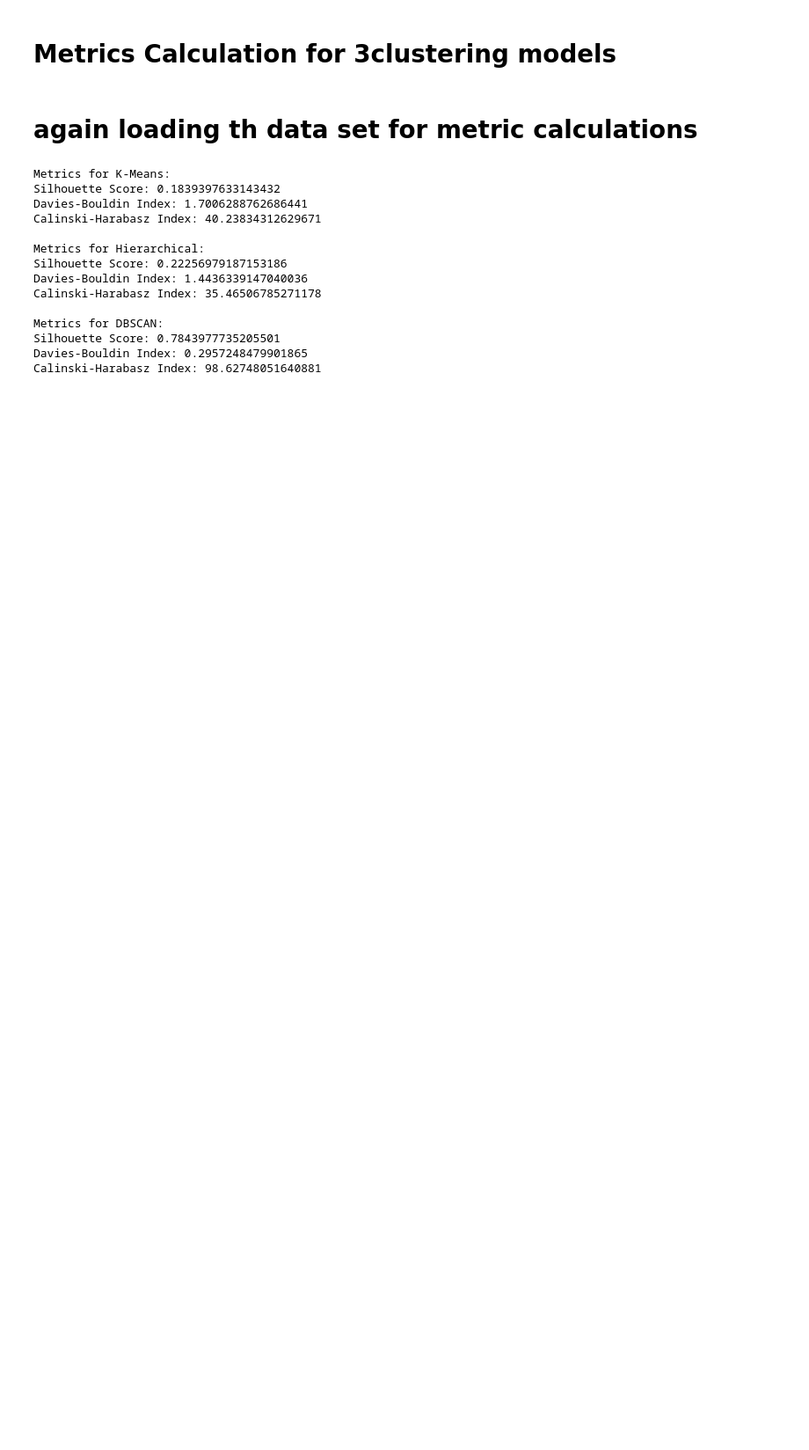
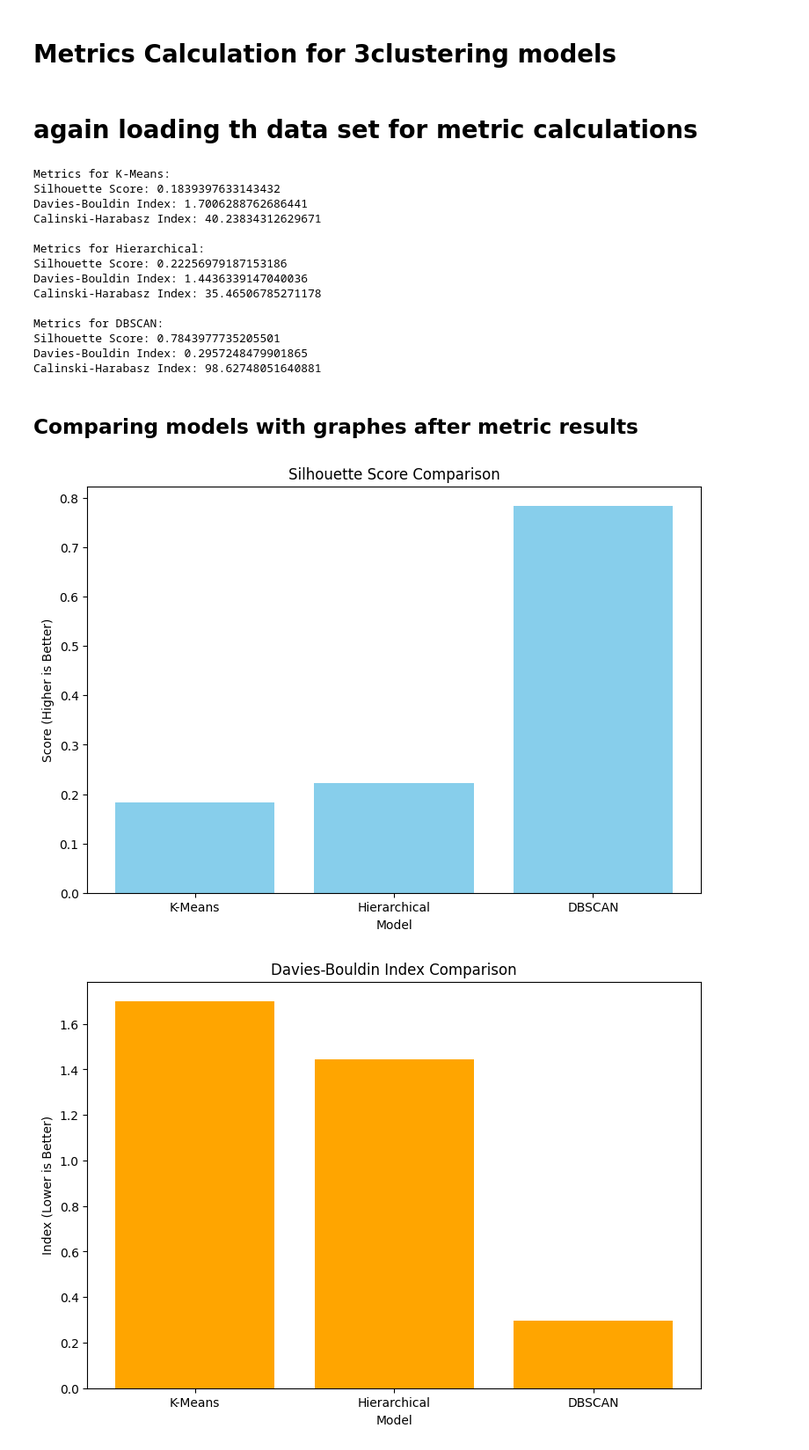
Before and after one commit to narender5162/DSPROJECT, a Jupyter notebook: DSPROJECT.ipynb, the cells around one changed output. Shown at 88% size. Drawn from its saved outputs; the diff is of its cells as text; code cells hidden in the pictures; blank space fills up the shorter version.

```diff
--- a/DSPROJECT.ipynb
+++ b/DSPROJECT.ipynb
@@ -818,3 +835,48 @@ Metrics for DBSCAN:
 Silhouette Score: 0.7843977735205501
 Davies-Bouldin Index: 0.2957248479901865
 Calinski-Harabasz Index: 98.62748051640881
+# %% [markdown]
+## Comparing models with graphes after metric results
+# %%
+import matplotlib.pyplot as plt
+
+# Metrics for the three models
+metrics_data = {
+    "Model": ["K-Means", "Hierarchical", "DBSCAN"],
+    "Silhouette Score": [0.1839, 0.2225, 0.7843],
+    "Davies-Bouldin Index": [1.7006, 1.4436, 0.2957],
+    "Calinski-Harabasz Index": [40.2383, 35.4650, 98.6274]
+}
+
+# Extract data for plotting
+x_labels = metrics_data["Model"]
+silhouette_scores = metrics_data["Silhouette Score"]
+davies_bouldin = metrics_data["Davies-Bouldin Index"]
+calinski_harabasz = metrics_data["Calinski-Harabasz Index"]
+
+# Plot Silhouette Score
+plt.figure(figsize=(9, 6))
+plt.bar(x_labels, silhouette_scores, color='skyblue')
+plt.title("Silhouette Score Comparison")
+plt.ylabel("Score (Higher is Better)")
+plt.xlabel("Model")
+plt.show()
+
+# Plot Davies-Bouldin Index
+plt.figure(figsize=(9, 6))
+plt.bar(x_labels, davies_bouldin, color='orange')
+plt.title("Davies-Bouldin Index Comparison")
+plt.ylabel("Index (Lower is Better)")
+plt.xlabel("Model")
+plt.show()
+
+# Plot Calinski-Harabasz Index
+plt.figure(figsize=(9, 6))
+plt.bar(x_labels, calinski_harabasz, color='green')
+plt.title("Calinski-Harabasz Index Comparison")
+plt.ylabel("Index (Higher is Better)")
+plt.xlabel("Model")
+plt.show()
+# %% [output]
+[figure, added]
+[figure, added]
```
Also changed, not shown: parts of 3 cells of this notebook.
